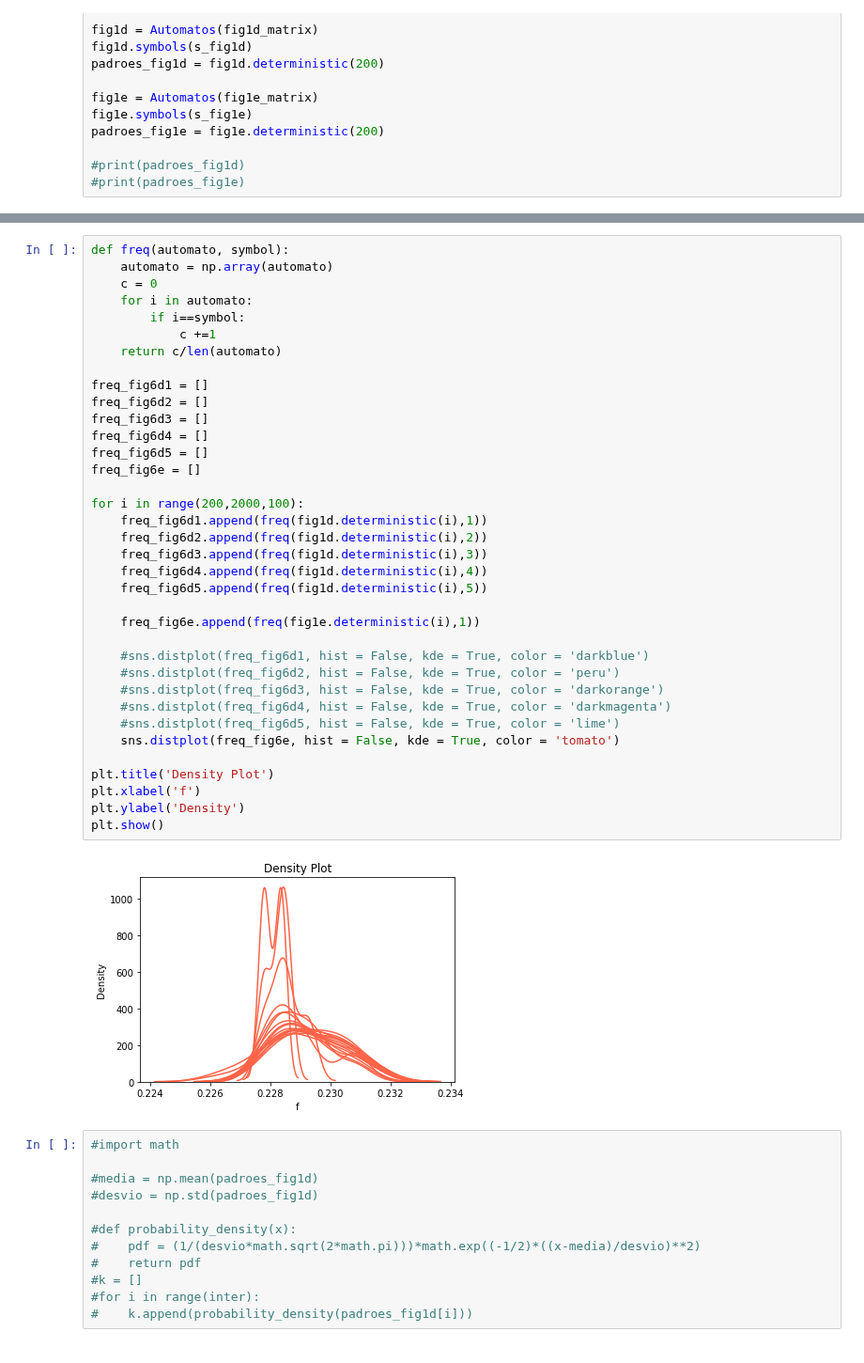
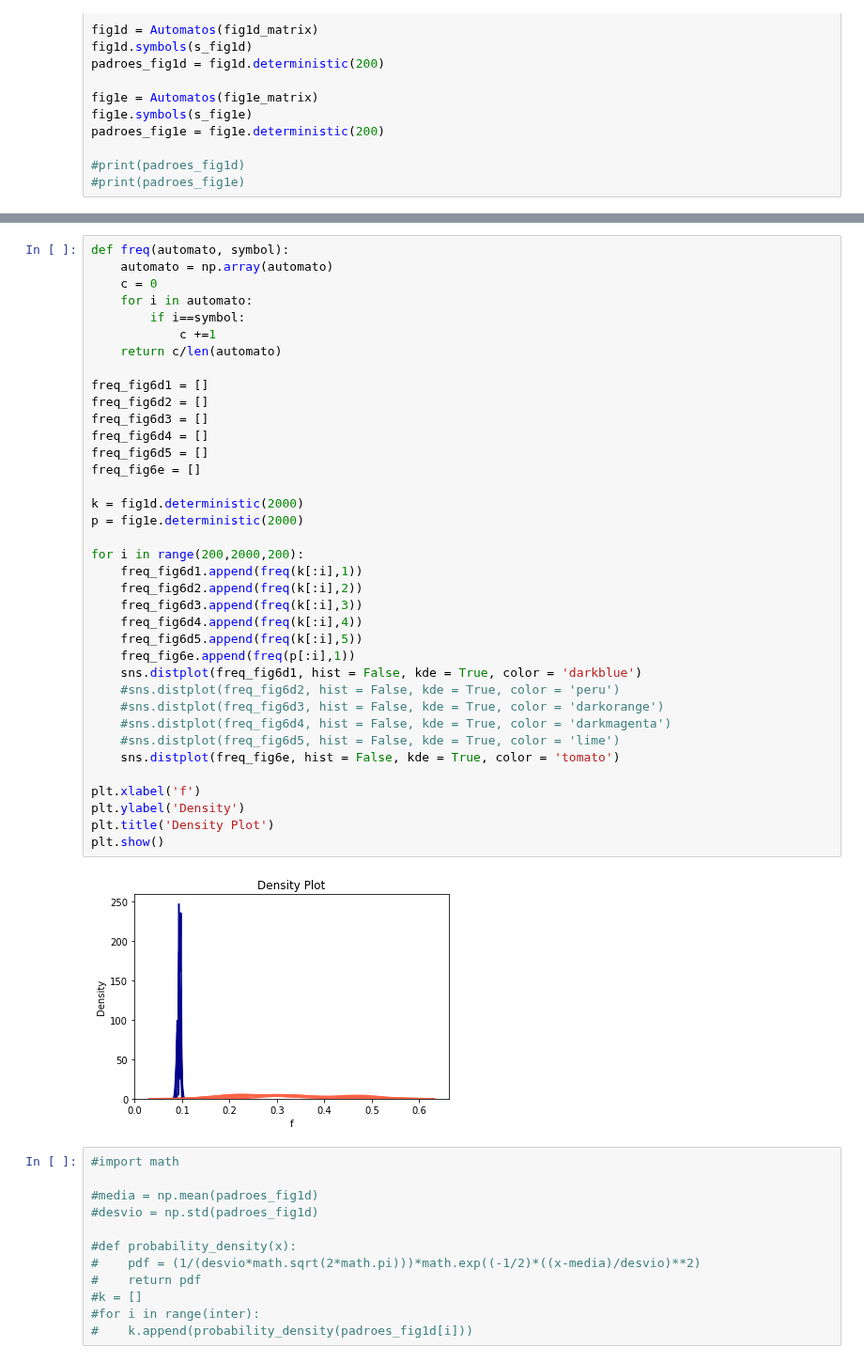
Before and after one commit to ricardotetti/pattern_recognition_and_analisys, a Jupyter notebook: proj_1/Projeto1b.ipynb, the cells around one changed output, grey strips where cells are left out. Shown at 94% size. Cells and saved outputs as stored; diff of their text form.

```diff
--- a/proj_1/Projeto1b.ipynb
+++ b/proj_1/Projeto1b.ipynb
@@ -94,41 +94,42 @@ plt.show()
 # %%
 def freq(automato, symbol):
     automato = np.array(automato)
     c = 0
     for i in automato:
         if i==symbol:
             c +=1
     return c/len(automato)
 
 freq_fig6d1 = []
 freq_fig6d2 = []
 freq_fig6d3 = []
 freq_fig6d4 = []
 freq_fig6d5 = []
 freq_fig6e = []
 
-for i in range(200,2000,100):
-    freq_fig6d1.append(freq(fig1d.deterministic(i),1))
-    freq_fig6d2.append(freq(fig1d.deterministic(i),2))
-    freq_fig6d3.append(freq(fig1d.deterministic(i),3))
-    freq_fig6d4.append(freq(fig1d.deterministic(i),4))
-    freq_fig6d5.append(freq(fig1d.deterministic(i),5))
+k = fig1d.deterministic(2000)
+p = fig1e.deterministic(2000)
 
-    freq_fig6e.append(freq(fig1e.deterministic(i),1))
-
-    #sns.distplot(freq_fig6d1, hist = False, kde = True, color = 'darkblue')
+for i in range(200,2000,200):
+    freq_fig6d1.append(freq(k[:i],1))
+    freq_fig6d2.append(freq(k[:i],2))
+    freq_fig6d3.append(freq(k[:i],3))
+    freq_fig6d4.append(freq(k[:i],4))
+    freq_fig6d5.append(freq(k[:i],5))
+    freq_fig6e.append(freq(p[:i],1))
+    sns.distplot(freq_fig6d1, hist = False, kde = True, color = 'darkblue')
     #sns.distplot(freq_fig6d2, hist = False, kde = True, color = 'peru')
     #sns.distplot(freq_fig6d3, hist = False, kde = True, color = 'darkorange')
     #sns.distplot(freq_fig6d4, hist = False, kde = True, color = 'darkmagenta')
     #sns.distplot(freq_fig6d5, hist = False, kde = True, color = 'lime')
     sns.distplot(freq_fig6e, hist = False, kde = True, color = 'tomato')
 
-plt.title('Density Plot')
 plt.xlabel('f')
 plt.ylabel('Density')
+plt.title('Density Plot')
 plt.show()
 # %% [output]
-[figure, old version]
+[figure, new version]
 # %%
 #import math
 
```
Also changed, not shown: parts of 3 cells of this notebook.
